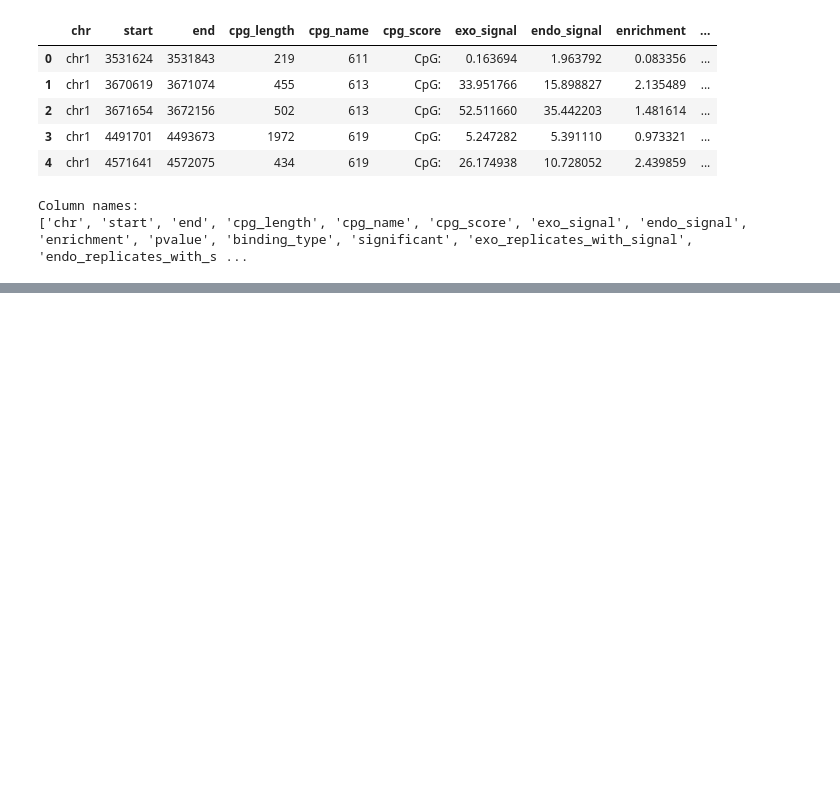
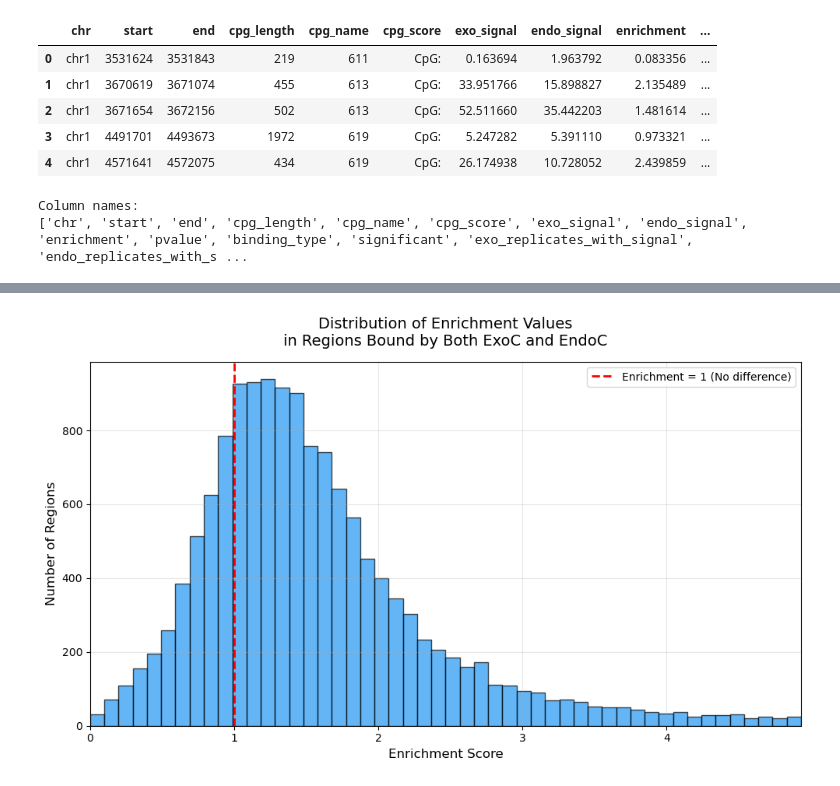
Before and after one commit to michal7kw/SRF_MeCP2_CUTandTAG, a Jupyter notebook: iterative_alternative/code7_cpg_enrichment/nsc/no_dedup/individual_samples/broad/across_cpgs_bw_signal_1_rep/Enrichment_analysis.ipynb, the cells around one changed output, grey strips where cells are left out. Cells and saved outputs as stored; diff of their text form; code cells hidden in the pictures; blank space fills up the shorter version.

```diff
--- a/iterative_alternative/code7_cpg_enrichment/nsc/no_dedup/individual_samples/broad/across_cpgs_bw_signal_1_rep/Enrichment_analysis.ipynb
+++ b/iterative_alternative/code7_cpg_enrichment/nsc/no_dedup/individual_samples/broad/across_cpgs_bw_signal_1_rep/Enrichment_analysis.ipynb
@@ -9,7 +11,7 @@ pd.set_option('display.width', None)        # Don't wrap wide DataFrames
 pd.set_option('display.max_colwidth', None) # Don't truncate column contents
 # %%
 # Load the CpG enrichment results
-cpg_enrichment_df = pd.read_csv(f"{BASE_DIR}/results/no_dedup/cpg_enrichment/NSC/broad/cpg_enrichment_1_rep_in_cpg/cpg_enrichment_parallel.csv")
+cpg_enrichment_df = pd.read_csv(f"{BASE_DIR}/results/no_dedup/cpg_enrichment/NSC/broad/{RUN_NAME}/cpg_enrichment_parallel.csv")
 # %%
 # Display first few rows and basic info
 print("DataFrame shape:", cpg_enrichment_df.shape)
@@ -31,0 +49,10 @@ Column names:
+# %%
+# Split data based on binding type
+exo_only_df = cpg_enrichment_df[cpg_enrichment_df['binding_type'] == 'exo_only']
+endo_only_df = cpg_enrichment_df[cpg_enrichment_df['binding_type'] == 'endo_only']
+both_df = cpg_enrichment_df[cpg_enrichment_df['binding_type'] == 'both']
+
+# Print sizes of each group
+print(f"Number of CpG islands bound by exo only: {len(exo_only_df)}")
+print(f"Number of CpG islands bound by endo only: {len(endo_only_df)}")
+print(f"Number of CpG islands bound by both: {len(both_df)}")
@@ -31,0 +80,41 @@ Column names:
+# %%
+# Create histogram of enrichment values for regions bound by both
+plt.figure(figsize=(10, 6))
+
+# Plot histogram with better binning and transparency
+# Calculate reasonable range based on data distribution
+q1, q3 = both_df['enrichment'].quantile([0.25, 0.75])
+factor = 3
+iqr = q3 - q1
+range_min = max(0, q1 - factor * iqr)  # Don't go below 0 for enrichment
+range_max = q3 + factor * iqr
+
+# Plot histogram and get the axis object
+n, bins, patches = plt.hist(both_df['enrichment'], bins=50, edgecolor='black', alpha=0.7,
+                          color='#2196F3', density=False, range=(range_min, range_max))
+
+# Add grid for better readability
+plt.grid(True, alpha=0.3)
+
+# Improve axis labels and title
+plt.xlabel('Enrichment Score', fontsize=12)
+plt.ylabel('Number of Regions', fontsize=12)
+plt.title('Distribution of Enrichment Values\nin Regions Bound by Both ExoC and EndoC',
+          fontsize=14, pad=15)
+
+# Add vertical line at enrichment = 1
+plt.axvline(x=1, color='red', linestyle='--', linewidth=2,
+            label='Enrichment = 1 (No difference)')
+
+# Set x-axis limits based on the actual data range
+plt.xlim(range_min, range_max)
+
+# Add legend with better positioning
+plt.legend(loc='upper right')
+
+# Adjust layout to prevent label cutoff
+plt.tight_layout()
+
+plt.show()
+# %% [output]
+[figure, added]
```
Also changed, not shown: parts of 6 cells of this notebook, 4 other files.
